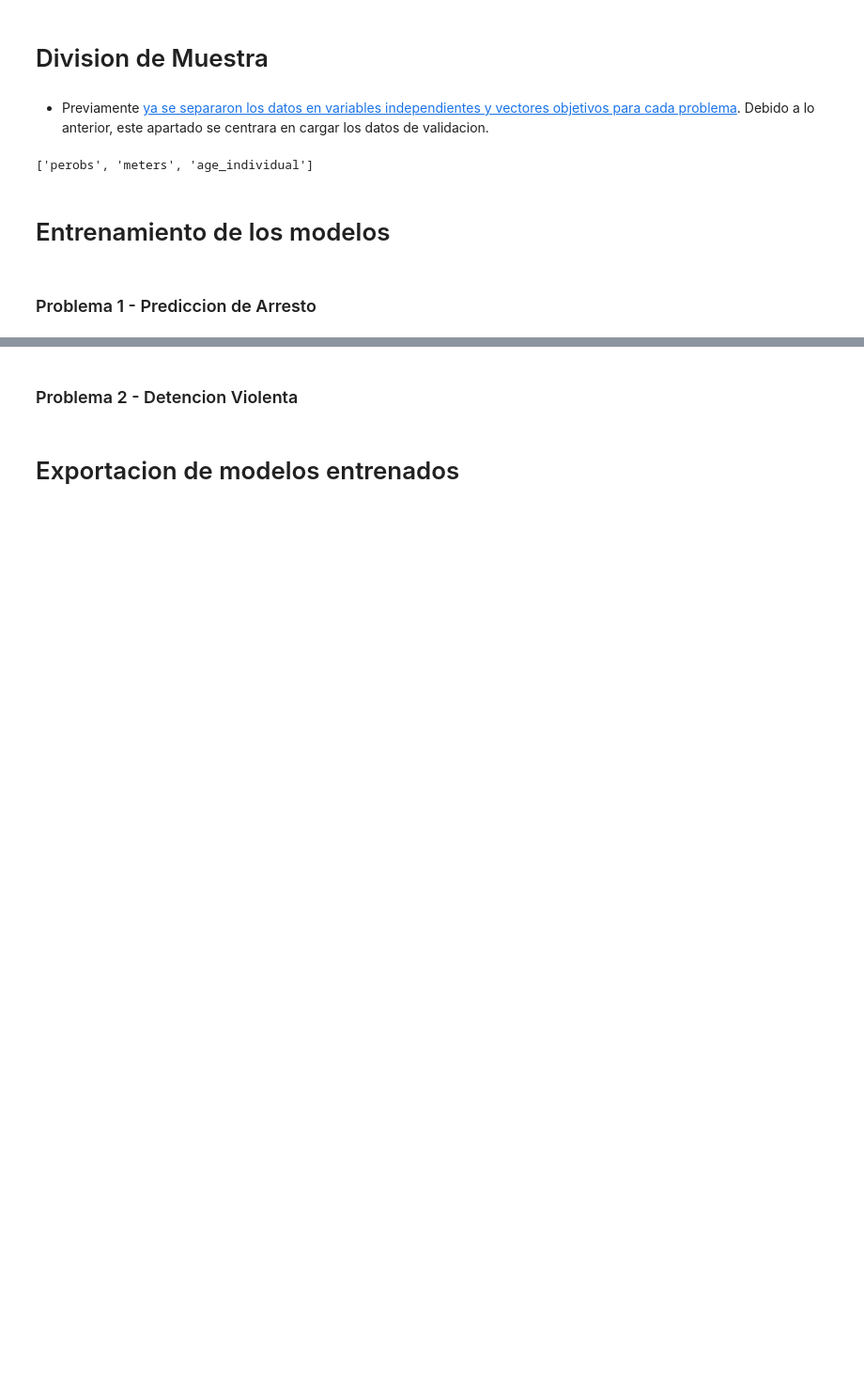
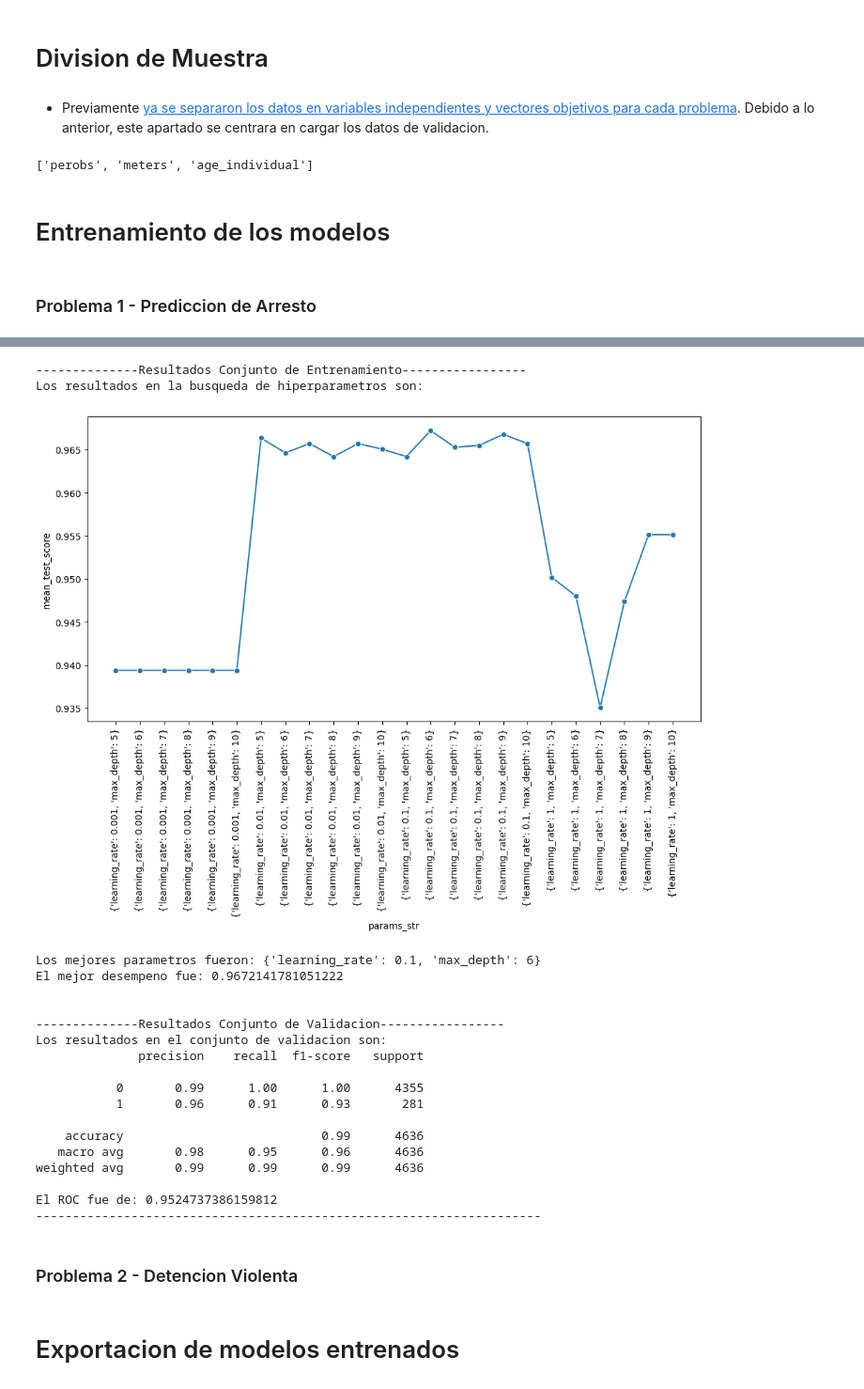
Before and after one commit to JavierRojas14/personal, a Jupyter notebook: G56/machine-learning/prueba/prueba_2/hito_2/javierrojas-prueba-2-hito-2.ipynb, the cells around one changed output, grey strips where cells are left out. Shown at 94% size. Drawn from its saved outputs; the diff is of its cells as text; code cells hidden in the pictures; blank space fills up the shorter version.

```diff
--- a/G56/machine-learning/prueba/prueba_2/hito_2/javierrojas-prueba-2-hito-2.ipynb
+++ b/G56/machine-learning/prueba/prueba_2/hito_2/javierrojas-prueba-2-hito-2.ipynb
@@ -338,3 +364,29 @@ El ROC fue de: 0.8233265645492767
+# %%
+modelo_gradient_boosting_problema_1.fit(X_problema_1_train, y_problema_1_train)
+resultados_gradient_boosting_problema_1 = aux2.obtener_desempeno_modelo_en_grilla(
+    modelo_gradient_boosting_problema_1, X_problema_1_test, y_problema_1_test
+)
+# %% [output]
+--------------Resultados Conjunto de Entrenamiento-----------------
+Los resultados en la busqueda de hiperparametros son:
+[figure, added]
+Los mejores parametros fueron: {'learning_rate': 0.1, 'max_depth': 6}
+El mejor desempeno fue: 0.9672141781051222
+
+
+--------------Resultados Conjunto de Validacion-----------------
+Los resultados en el conjunto de validacion son:
+              precision    recall  f1-score   support
+
+           0       0.99      1.00      1.00      4355
+           1       0.96      0.91      0.93       281
+
+    accuracy                           0.99      4636
+   macro avg       0.98      0.95      0.96      4636
+weighted avg       0.99      0.99      0.99      4636
+
+El ROC fue de: 0.9524737386159812
+---------------------------------------------------------------------
 # %% [markdown]
 ### Problema 2 - Detencion Violenta
 # %% [markdown]
```
Also changed, not shown: parts of 2 cells of this notebook.
